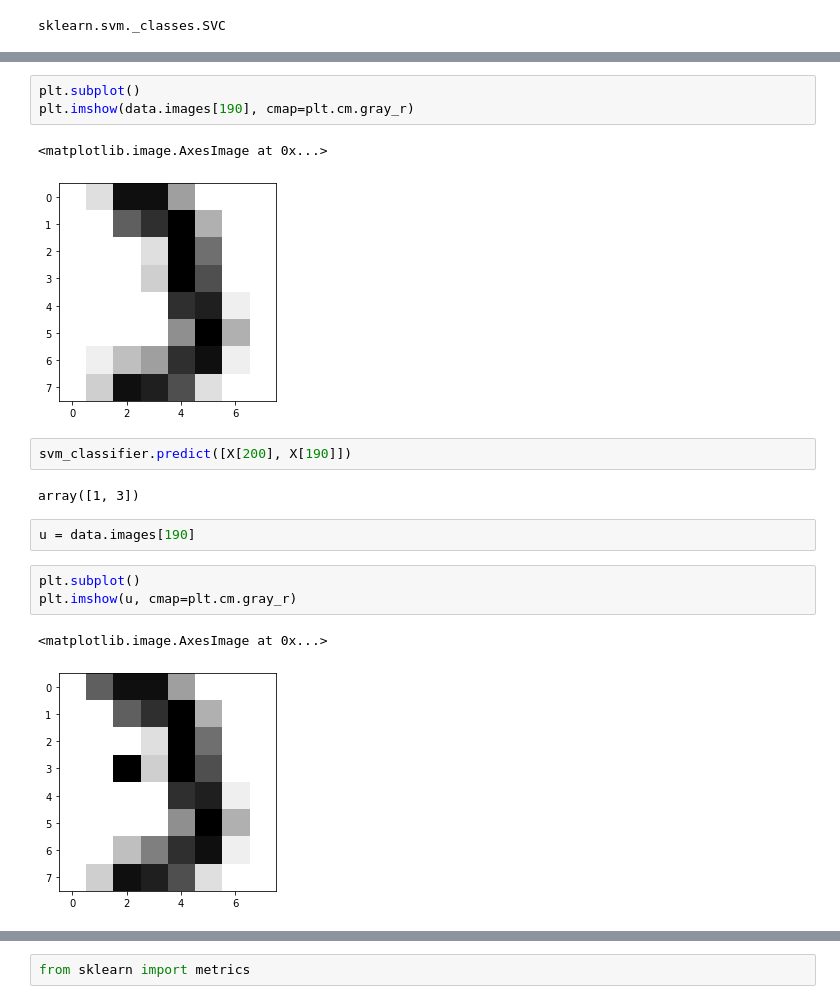
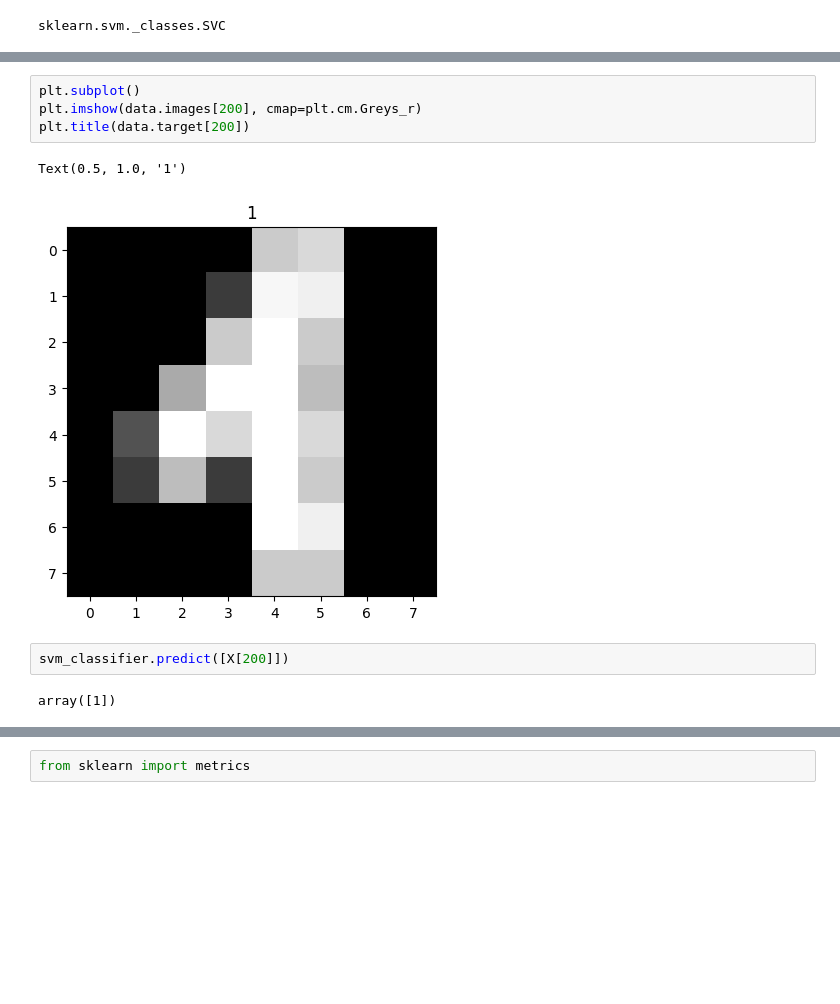
Before and after one commit to jamal221/Machine_Learning_Project, a Jupyter notebook: MNISTClassificatoinSVM.ipynb, the cells around one changed output, grey strips where cells are left out. Cells and saved outputs as stored; diff of their text form; blank space fills up the shorter version.

```diff
--- a/MNISTClassificatoinSVM.ipynb
+++ b/MNISTClassificatoinSVM.ipynb
@@ -85,18 +118,11 @@ SVC(C=1.0, break_ties=False, cache_size=200, class_weight=None, coef0=0.0,
 # %%
 plt.subplot()
-plt.imshow(data.images[190], cmap=plt.cm.gray_r)
+plt.imshow(data.images[200], cmap=plt.cm.Greys_r)
+plt.title(data.target[200])
 # %% [output]
-<matplotlib.image.AxesImage at 0x...>
+Text(0.5, 1.0, '1')
-[figure, old version]
+[figure, new version]
 # %%
-svm_classifier.predict([X[200], X[190]])
+svm_classifier.predict([X[200]])
 # %% [output]
-array([1, 3])
+array([1])
-# %%
-u = data.images[190]
-# %%
-plt.subplot()
-plt.imshow(u, cmap=plt.cm.gray_r)
-# %% [output]
-<matplotlib.image.AxesImage at 0x...>
-[figure, removed]
```
Also changed, not shown: parts of 31 cells of this notebook.
